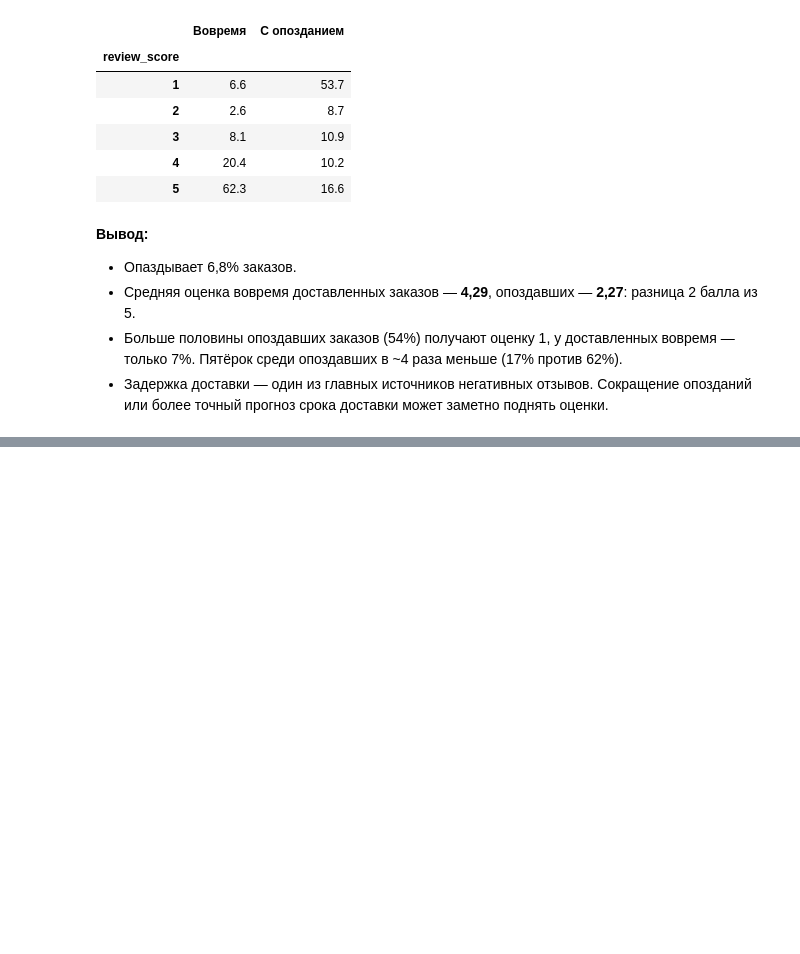
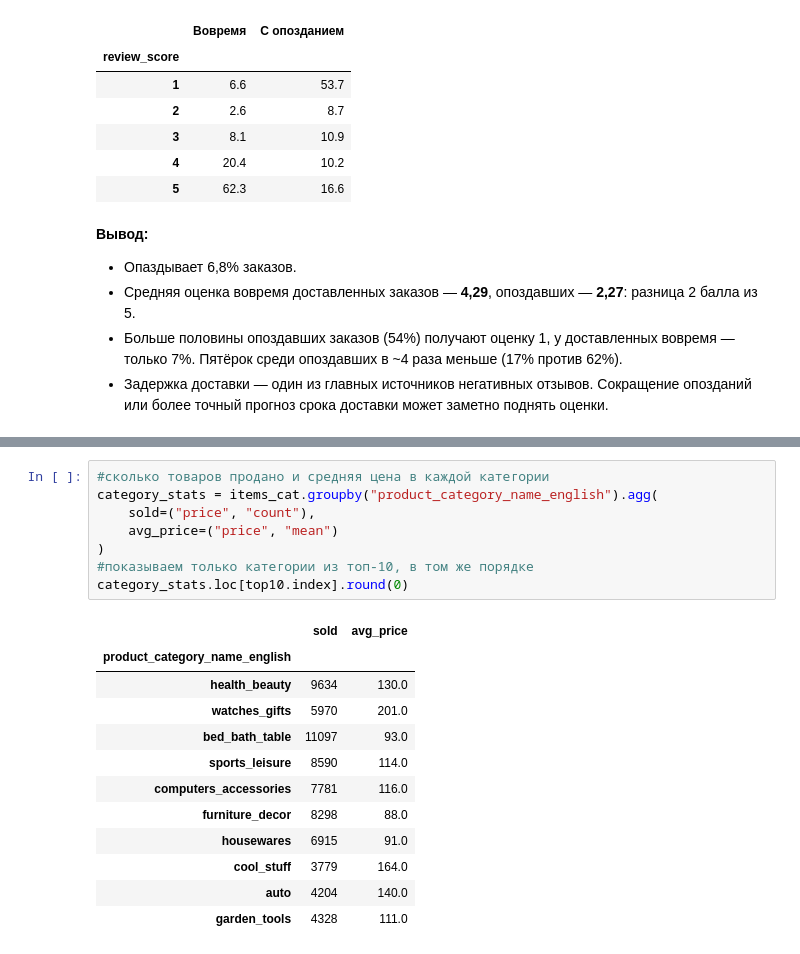
Before and after one commit to AlisnGol/ecommerce-analysis, a Jupyter notebook: analysis.ipynb, the cells around one changed output, grey strips where cells are left out. Cells and saved outputs as stored; diff of their text form; blank space fills up the shorter version.

```diff
--- a/analysis.ipynb
+++ b/analysis.ipynb
@@ -298,0 +341,21 @@ score_share.round(1)
+# %%
+#сколько товаров продано и средняя цена в каждой категории
+category_stats = items_cat.groupby("product_category_name_english").agg(
+    sold=("price", "count"),
+    avg_price=("price", "mean")
+)
+#показываем только категории из топ-10, в том же порядке
+category_stats.loc[top10.index].round(0)
+# %% [output]
+|  | sold | avg_price |
+| product_category_name_english |  |  |
+| health_beauty | 9634 | 130.0 |
+| watches_gifts | 5970 | 201.0 |
+| bed_bath_table | 11097 | 93.0 |
+| sports_leisure | 8590 | 114.0 |
+| computers_accessories | 7781 | 116.0 |
+| furniture_decor | 8298 | 88.0 |
+| housewares | 6915 | 91.0 |
+| cool_stuff | 3779 | 164.0 |
+| auto | 4204 | 140.0 |
+| garden_tools | 4328 | 111.0 |
```
Also changed, not shown: parts of 4 cells of this notebook.
